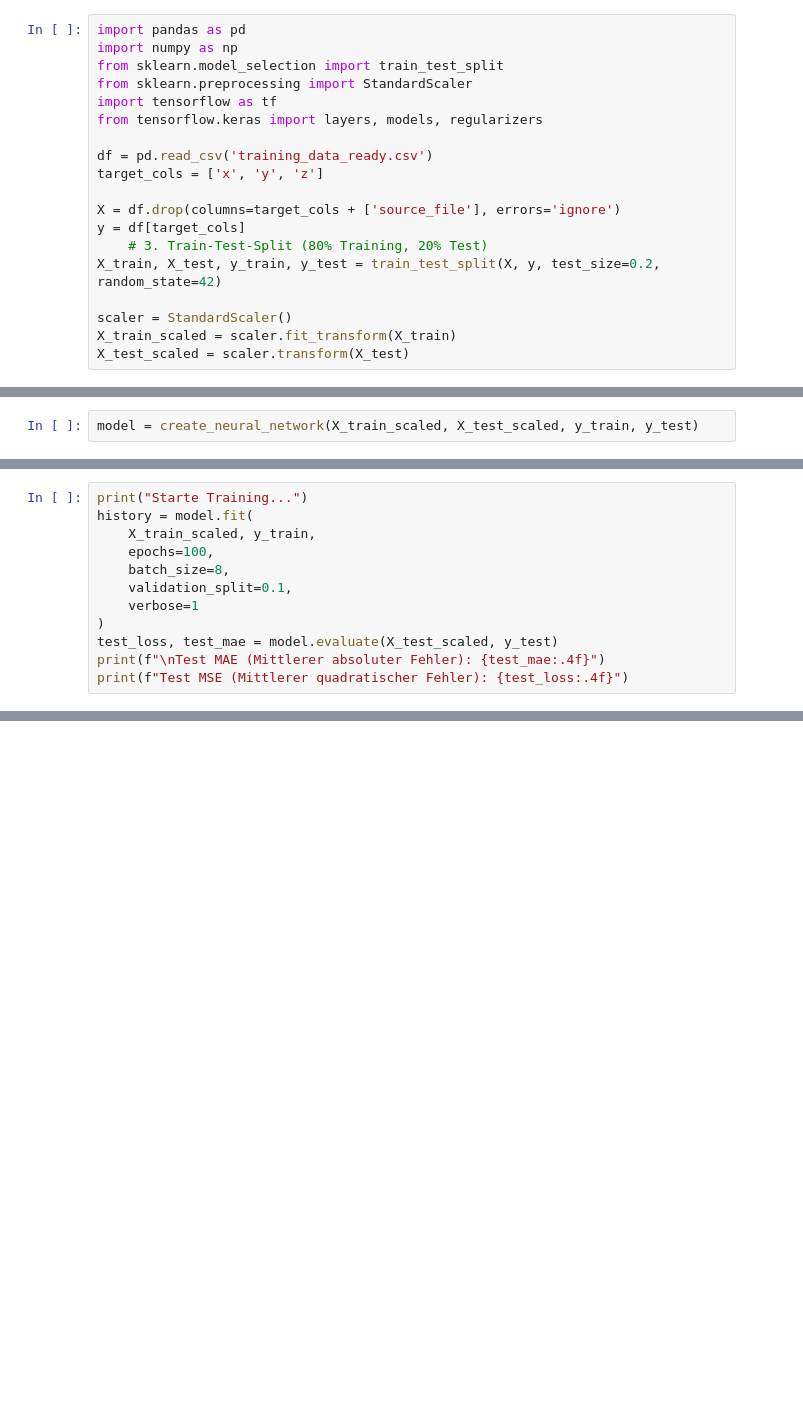
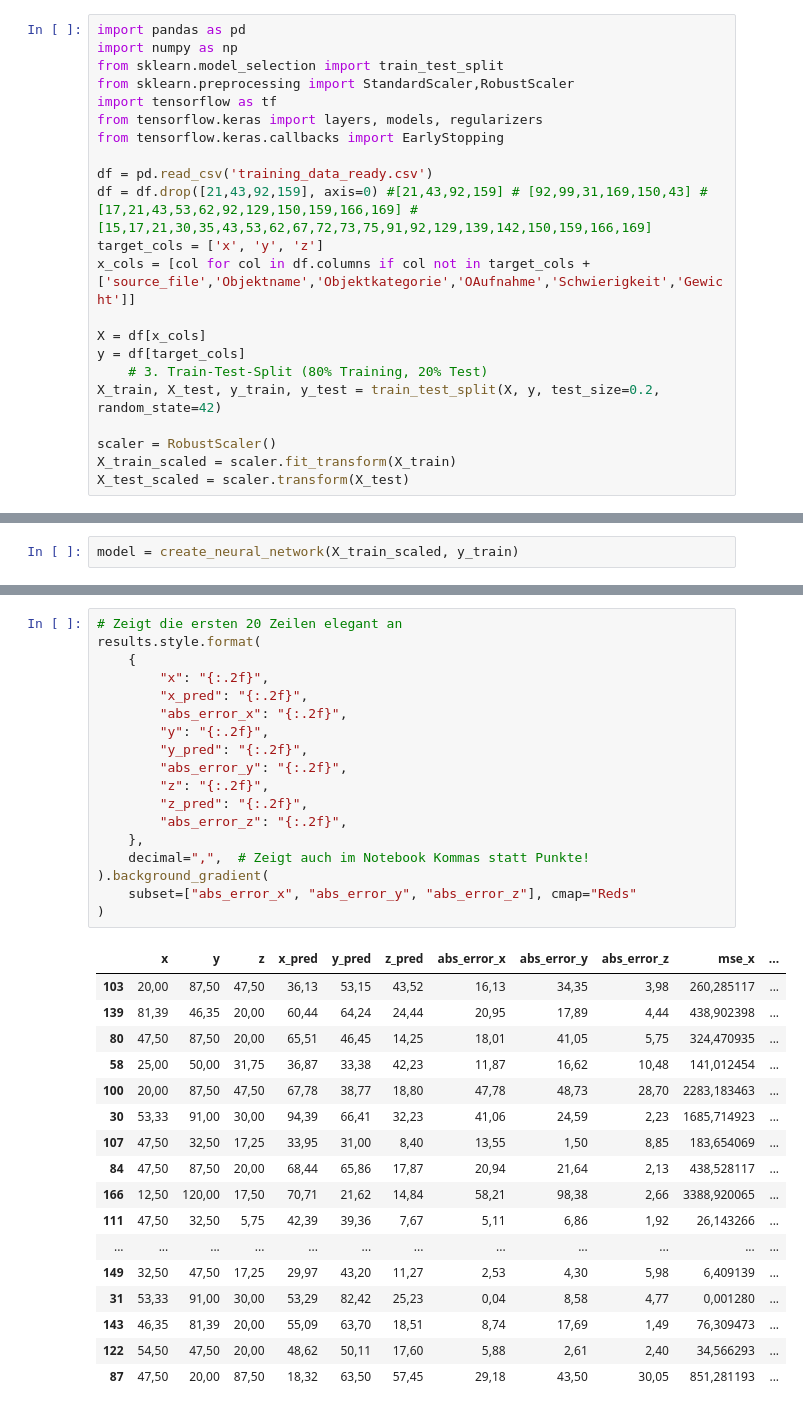
Before and after one commit to Mv0sKff/robotics-project, a Jupyter notebook: Modelllernen.ipynb, the cells around one changed output, grey strips where cells are left out. Drawn from its saved outputs; the diff is of its cells as text; blank space fills up the shorter version.

Commit message:
add modellearnings and Model with weights

```diff
--- a/Modelllernen.ipynb
+++ b/Modelllernen.ipynb
@@ -2,19 +2,22 @@
 import pandas as pd
 import numpy as np
 from sklearn.model_selection import train_test_split
-from sklearn.preprocessing import StandardScaler
+from sklearn.preprocessing import StandardScaler,RobustScaler
 import tensorflow as tf
 from tensorflow.keras import layers, models, regularizers
+from tensorflow.keras.callbacks import EarlyStopping
 
 df = pd.read_csv('training_data_ready.csv')
+df = df.drop([21,43,92,159], axis=0) #[21,43,92,159] # [92,99,31,169,150,43] #[17,21,43,53,62,92,129,150,159,166,169] #[15,17,21,30,35,43,53,62,67,72,73,75,91,92,129,139,142,150,159,166,169]
 target_cols = ['x', 'y', 'z']
+x_cols = [col for col in df.columns if col not in target_cols + ['source_file','Objektname','Objektkategorie','OAufnahme','Schwierigkeit','Gewicht']]
 
-X = df.drop(columns=target_cols + ['source_file'], errors='ignore')
+X = df[x_cols]
 y = df[target_cols]
     # 3. Train-Test-Split (80% Training, 20% Test)
 X_train, X_test, y_train, y_test = train_test_split(X, y, test_size=0.2, random_state=42)
 
-scaler = StandardScaler()
+scaler = RobustScaler()
 X_train_scaled = scaler.fit_transform(X_train)
 X_test_scaled = scaler.transform(X_test)
 # %%
@@ -60,6 +90,6 @@ def create_neural_network(X_train, X_test, y_train, y_test):
 
     return model
 # %%
-model = create_neural_network(X_train_scaled, X_test_scaled, y_train, y_test)
+model = create_neural_network(X_train_scaled, y_train)
 # %% [output]
 Starte Training...
@@ -82,12 +96,0 @@ Test MSE (Mittlerer quadratischer Fehler): 342.5712
-# %%
-print("Starte Training...")
-history = model.fit(
-    X_train_scaled, y_train,
-    epochs=100,
-    batch_size=8,
-    validation_split=0.1,
-    verbose=1
-)
-test_loss, test_mae = model.evaluate(X_test_scaled, y_test)
-print(f"\nTest MAE (Mittlerer absoluter Fehler): {test_mae:.4f}")
-print(f"Test MSE (Mittlerer quadratischer Fehler): {test_loss:.4f}")
@@ -169 +197,37 @@ Vorhersage vs. Realität für den Testdatensatz:
+# %%
+# Zeigt die ersten 20 Zeilen elegant an
+results.style.format(
+    {
+        "x": "{:.2f}",
+        "x_pred": "{:.2f}",
+        "abs_error_x": "{:.2f}",
+        "y": "{:.2f}",
+        "y_pred": "{:.2f}",
+        "abs_error_y": "{:.2f}",
+        "z": "{:.2f}",
+        "z_pred": "{:.2f}",
+        "abs_error_z": "{:.2f}",
+    },
+    decimal=",",  # Zeigt auch im Notebook Kommas statt Punkte!
+).background_gradient(
+    subset=["abs_error_x", "abs_error_y", "abs_error_z"], cmap="Reds"
+)
+# %% [output]
+|  | x | y | z | x_pred | y_pred | z_pred | abs_error_x | abs_error_y | abs_error_z | mse_x | ... |
+| 103 | 20,00 | 87,50 | 47,50 | 36,13 | 53,15 | 43,52 | 16,13 | 34,35 | 3,98 | 260,285117 | ... |
+| 139 | 81,39 | 46,35 | 20,00 | 60,44 | 64,24 | 24,44 | 20,95 | 17,89 | 4,44 | 438,902398 | ... |
+| 80 | 47,50 | 87,50 | 20,00 | 65,51 | 46,45 | 14,25 | 18,01 | 41,05 | 5,75 | 324,470935 | ... |
+| 58 | 25,00 | 50,00 | 31,75 | 36,87 | 33,38 | 42,23 | 11,87 | 16,62 | 10,48 | 141,012454 | ... |
+| 100 | 20,00 | 87,50 | 47,50 | 67,78 | 38,77 | 18,80 | 47,78 | 48,73 | 28,70 | 2283,183463 | ... |
+| 30 | 53,33 | 91,00 | 30,00 | 94,39 | 66,41 | 32,23 | 41,06 | 24,59 | 2,23 | 1685,714923 | ... |
+| 107 | 47,50 | 32,50 | 17,25 | 33,95 | 31,00 | 8,40 | 13,55 | 1,50 | 8,85 | 183,654069 | ... |
+| 84 | 47,50 | 87,50 | 20,00 | 68,44 | 65,86 | 17,87 | 20,94 | 21,64 | 2,13 | 438,528117 | ... |
+| 166 | 12,50 | 120,00 | 17,50 | 70,71 | 21,62 | 14,84 | 58,21 | 98,38 | 2,66 | 3388,920065 | ... |
+| 111 | 47,50 | 32,50 | 5,75 | 42,39 | 39,36 | 7,67 | 5,11 | 6,86 | 1,92 | 26,143266 | ... |
+| ... | ... | ... | ... | ... | ... | ... | ... | ... | ... | ... | ... |
+| 149 | 32,50 | 47,50 | 17,25 | 29,97 | 43,20 | 11,27 | 2,53 | 4,30 | 5,98 | 6,409139 | ... |
+| 31 | 53,33 | 91,00 | 30,00 | 53,29 | 82,42 | 25,23 | 0,04 | 8,58 | 4,77 | 0,001280 | ... |
+| 143 | 46,35 | 81,39 | 20,00 | 55,09 | 63,70 | 18,51 | 8,74 | 17,69 | 1,49 | 76,309473 | ... |
+| 122 | 54,50 | 47,50 | 20,00 | 48,62 | 50,11 | 17,60 | 5,88 | 2,61 | 2,40 | 34,566293 | ... |
+| 87 | 47,50 | 20,00 | 87,50 | 18,32 | 63,50 | 57,45 | 29,18 | 43,50 | 30,05 | 851,281193 | ... |
 # %%
```
Also changed, not shown: parts of 8 cells of this notebook, 4 other files.
